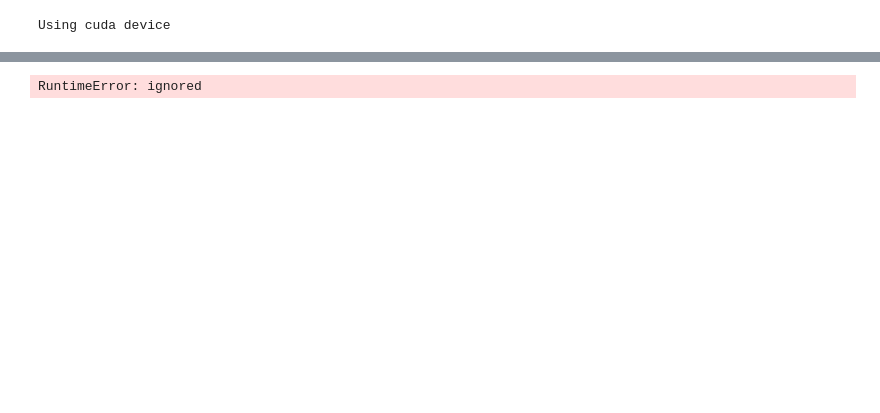
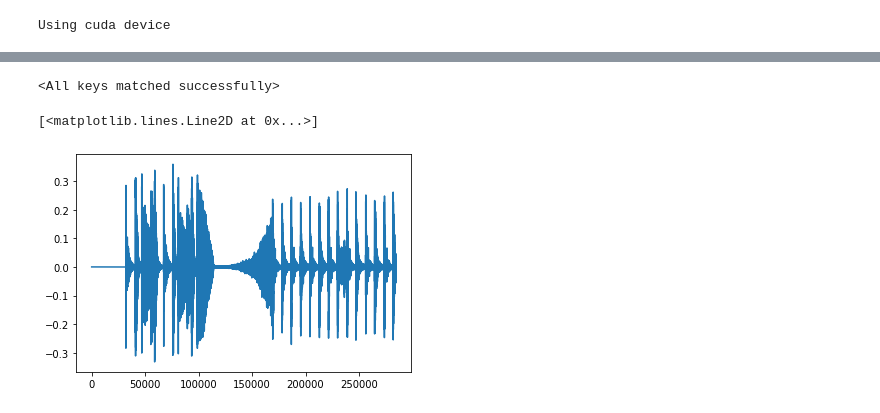
Before and after one commit to lijm1358/MSS_WaveUNet, a Jupyter notebook: soundprocess_pytorch.ipynb, the cells around one changed output, grey strips where cells are left out. Drawn from its saved outputs; the diff is of its cells as text; code cells hidden in the pictures; blank space fills up the shorter version.

```diff
--- a/soundprocess_pytorch.ipynb
+++ b/soundprocess_pytorch.ipynb
@@ -58,6 +70,22 @@ import pydub
 #     call(('ffmpeg', '-y', '-i', file_in, '-map', f'0:{i}', '-vn', file_out),
 #          stdout=subprocess.DEVNULL,
 #          stderr=subprocess.STDOUT)
+# %%
+train_path = '/content/gdrive/MyDrive/createdmusdb18/train/data_numpy'
+target_path = '/content/gdrive/MyDrive/createdmusdb18/train/data_numpy_split'
+song_np_full = []
+count = 0
+for i, filename in enumerate(tqdm(os.listdir(train_path))):
+    song_np = np.load(os.path.join(train_path, filename))
+    song_np_full.append(song_np)
+    if i%5==4:
+        song_np_full = np.stack(song_np_full)
+        index = 0
+        while index+16384 <= song_np_full.shape[1]:
+            np.save(os.path.join(target_path, str(count)), song_np_full[:, index:index+16384])
+            index+=16384
+            count+=1
+        song_np_full = []
 # %%
 class MUSDBDataset(Dataset):
     def __init__(self, data_dir: str, train:bool=True):
@@ -257 +324,6 @@ loss : 0.0020263686310499907 (48/100)
+# %%
+model_load = WaveUNet().to(device)
+model_load.load_state_dict(torch.load("/content/gdrive/MyDrive/model2.pth"))
+# %% [output]
+<All keys matched successfully>
 # %%
@@ -259,9 +333,7 @@ splittest = torch.Tensor(train_ds[0][0])
 # %%
-model.eval()
+model_load.eval()
 with torch.no_grad():
-    pred = model(splittest)
+    pred = model_load(test_arr)
-# %% [output]
-RuntimeError: ignored
 # %%
 def write(f, sr, x, normalized=False):
     """numpy array to MP3"""
@@ -276,0 +349,5 @@ write('/content/gdrive/MyDrive/test.mp3', 22050, np.array(splittest[0][0].cpu())
+# %%
+plt.plot(test_ds[0][1][0])
+# %% [output]
+[<matplotlib.lines.Line2D at 0x...>]
+[figure, added]
```
Also changed, not shown: parts of 23 cells of this notebook.
